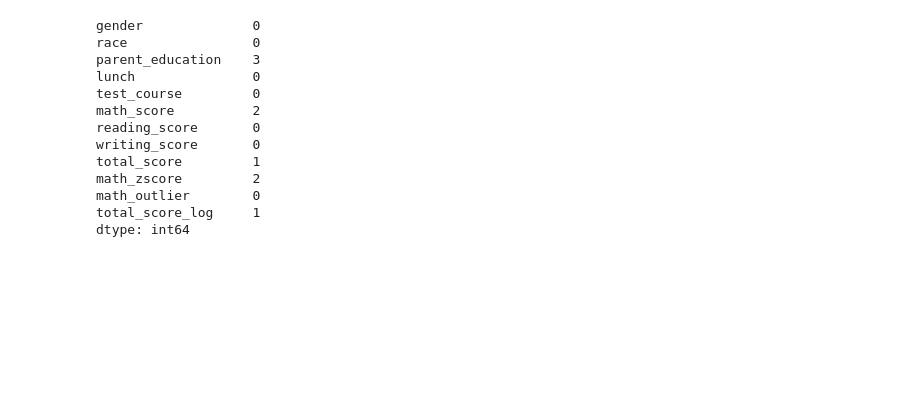
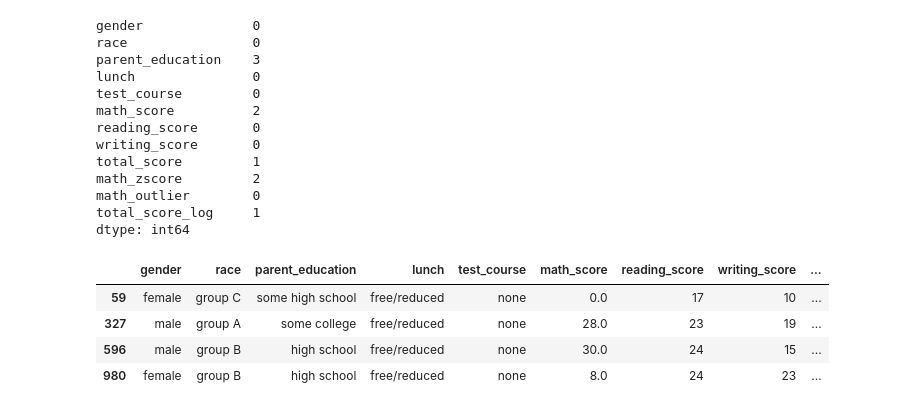
Before and after one commit to sanskruti885/TE-Engineering, a Jupyter notebook: Sem5/DSBDAL/Assignment2.ipynb, the cells around one changed output. Cells and saved outputs as stored; diff of their text form; code cells hidden in the pictures; blank space fills up the shorter version.

```diff
--- a/Sem5/DSBDAL/Assignment2.ipynb
+++ b/Sem5/DSBDAL/Assignment2.ipynb
@@ -249,3 +333,18 @@ math_zscore         2
 math_outlier        0
 total_score_log     1
 dtype: int64
+# %%
+# outlier in reading_score
+ds["reading_zscore"] = zscore(ds["reading_score"])
+# %%
+ds["reading_outlier"] = "Normal"
+# %%
+ds.loc[ds["reading_zscore"].abs()>3,"reading_outlier"]="Outlier"
+# %%
+ds[ds["reading_outlier"]=="Outlier"]
+# %% [output]
+|  | gender | race | parent_education | lunch | test_course | math_score | reading_score | writing_score | ... |
+| 59 | female | group C | some high school | free/reduced | none | 0.0 | 17 | 10 | ... |
+| 327 | male | group A | some college | free/reduced | none | 28.0 | 23 | 19 | ... |
+| 596 | male | group B | high school | free/reduced | none | 30.0 | 24 | 15 | ... |
+| 980 | female | group B | high school | free/reduced | none | 8.0 | 24 | 23 | ... |
```
Also changed, not shown: parts of 14 cells of this notebook.
